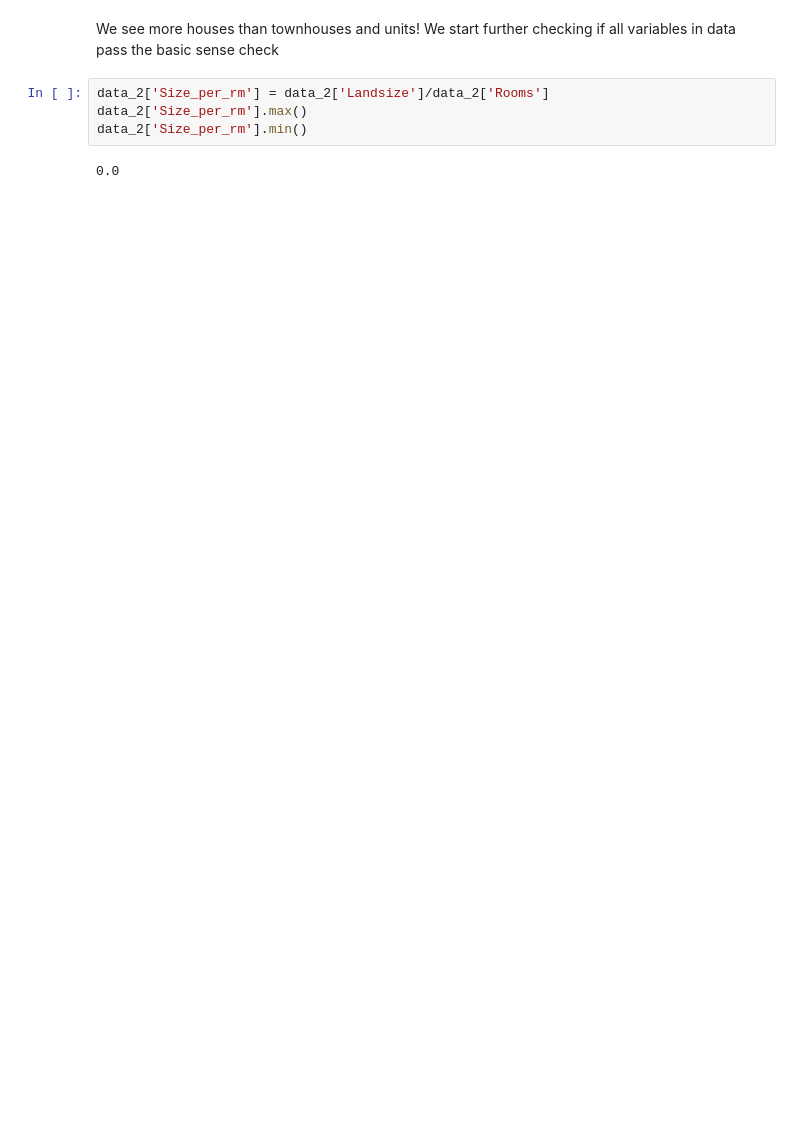
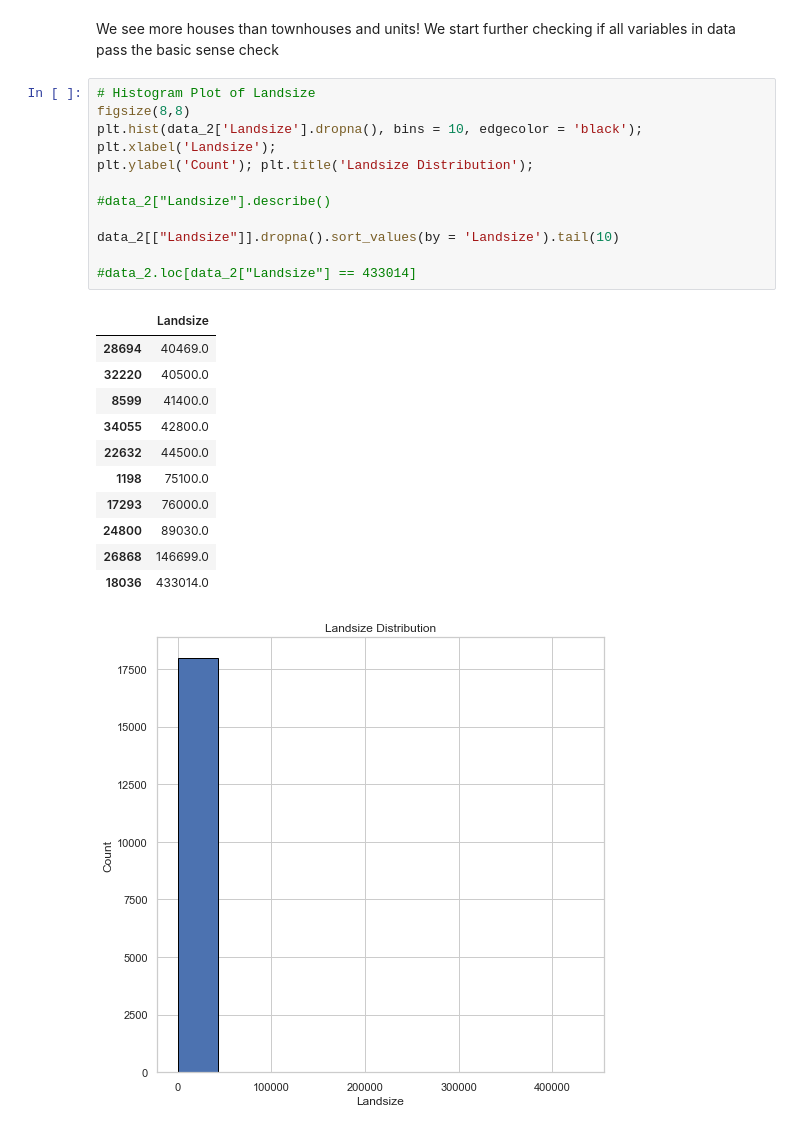
Before and after one commit to abhinav-sharma-6167/DS-Python-Project, a Jupyter notebook: Python Project - Melbourne Housing Analysis.ipynb, the cells around one changed output. Drawn from its saved outputs; the diff is of its cells as text; blank space fills up the shorter version.

```diff
--- a/Python Project - Melbourne Housing Analysis.ipynb
+++ b/Python Project - Melbourne Housing Analysis.ipynb
@@ -248,8 +258,27 @@ sns.countplot(x='Type', data=data_2)
 # %% [markdown]
 We see more houses than townhouses and units! We start further checking if all variables in data pass the basic sense check
-# %%
-data_2['Size_per_rm'] = data_2['Landsize']/data_2['Rooms']
-data_2['Size_per_rm'].max()
-data_2['Size_per_rm'].min()
-# %% [output]
-0.0
+# %%
+# Histogram Plot of Landsize
+figsize(8,8)
+plt.hist(data_2['Landsize'].dropna(), bins = 10, edgecolor = 'black');
+plt.xlabel('Landsize');
+plt.ylabel('Count'); plt.title('Landsize Distribution');
+
+#data_2["Landsize"].describe()
+
+data_2[["Landsize"]].dropna().sort_values(by = 'Landsize').tail(10)
+
+#data_2.loc[data_2["Landsize"] == 433014]
+# %% [output]
+|  | Landsize |
+| 28694 | 40469.0 |
+| 32220 | 40500.0 |
+| 8599 | 41400.0 |
+| 34055 | 42800.0 |
+| 22632 | 44500.0 |
+| 1198 | 75100.0 |
+| 17293 | 76000.0 |
+| 24800 | 89030.0 |
+| 26868 | 146699.0 |
+| 18036 | 433014.0 |
+[figure, added]
```
Also changed, not shown: parts of 22 cells of this notebook.
